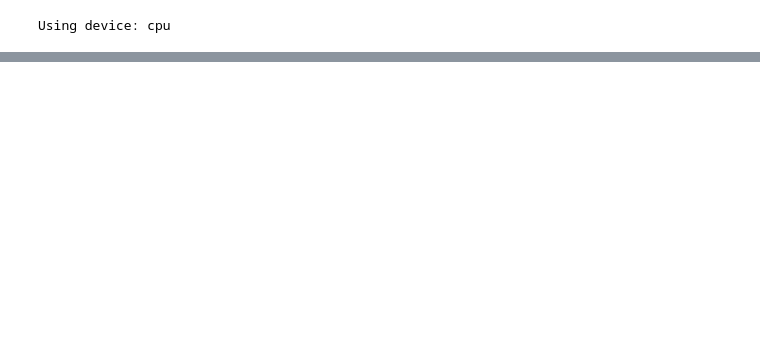
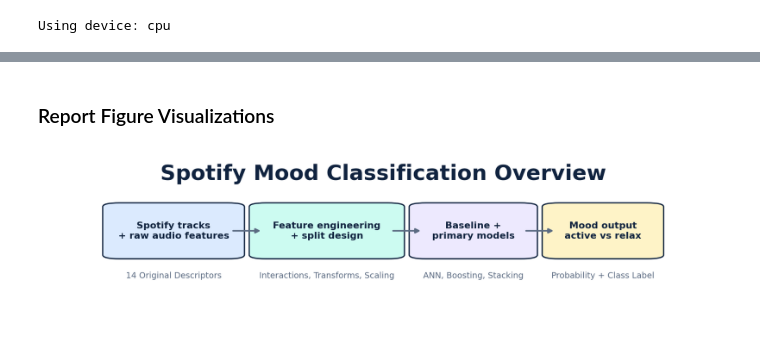
Before and after one commit to edwardkim22/APS360-Spotify, a Jupyter notebook: APS360_Spotify_Model.ipynb, the cells around one changed output, grey strips where cells are left out. Drawn from its saved outputs; the diff is of its cells as text; code cells hidden in the pictures; blank space fills up the shorter version.

Commit message:
final report

```diff
--- a/APS360_Spotify_Model.ipynb
+++ b/APS360_Spotify_Model.ipynb
@@ -566,0 +907,2 @@ Primary test acc: 0.7026
+# %% [markdown]
+### Report Figure Visualizations
@@ -566,0 +982,60 @@ Primary test acc: 0.7026
+# %%
+fig, ax = plt.subplots(figsize=(9.2, 2.35))
+ax.set_xlim(0, 1)
+ax.set_ylim(0, 1)
+ax.axis("off")
+
+ax.text(
+    0.5, 0.89,
+    "Spotify Mood Classification Overview",
+    ha="center", va="center",
+    fontsize=20,
+    fontweight="bold",
+    color=PALETTE["ink"]
+)
+
+gap = 0.047
+y = 0.38
+h = 0.31
+
+widths = [0.17, 0.19, 0.15, 0.14]
+labels = [
+    "Spotify tracks\n+ raw audio features",
+    "Feature engineering\n+ split design",
+    "Baseline +\nprimary models",
+    "Mood output\nactive vs relax",
+]
+colors = [
+    PALETTE["sky"],
+    PALETTE["mint"],
+    PALETTE["lavender"],
+    PALETTE["sand"],
+]
+
+total_width = sum(widths) + gap * (len(widths) - 1)
+start_x = (1 - total_width) / 2
+
+x_positions = [start_x]
+for w in widths[:-1]:
+    x_positions.append(x_positions[-1] + w + gap)
+
+steps = [
+    (x, y, w, h, label, color)
+    for x, w, label, color in zip(x_positions, widths, labels, colors)
+]
+
+for x, y, w, h, label, color in steps:
+    rounded_box(ax, x, y, w, h, label, color, fontsize=8.8)
+
+for (x, y, w, h, _, _), (nx, ny, nw, nh, _, _) in zip(steps[:-1], steps[1:]):
+    arrow(ax, x + w, y + h / 2, nx, ny + nh / 2)
+
+ax.text(x_positions[0] + widths[0] / 2, 0.24, "14 Original Descriptors", ha="center", color=PALETTE["muted"], fontsize=7.8)
+ax.text(x_positions[1] + widths[1] / 2, 0.24, "Interactions, Transforms, Scaling", ha="center", color=PALETTE["muted"], fontsize=7.8)
+ax.text(x_positions[2] + widths[2] / 2, 0.24, "ANN, Boosting, Stacking", ha="center", color=PALETTE["muted"], fontsize=7.8)
+ax.text(x_positions[3] + widths[3] / 2, 0.24, "Probability + Class Label", ha="center", color=PALETTE["muted"], fontsize=7.8)
+
+plt.subplots_adjust(left=0.02, right=0.98, top=0.95, bottom=0.06)
+plt.show()
+# %% [output]
+[figure, added]
```
Also changed, not shown: parts of 11 cells of this notebook, 7 other files.
